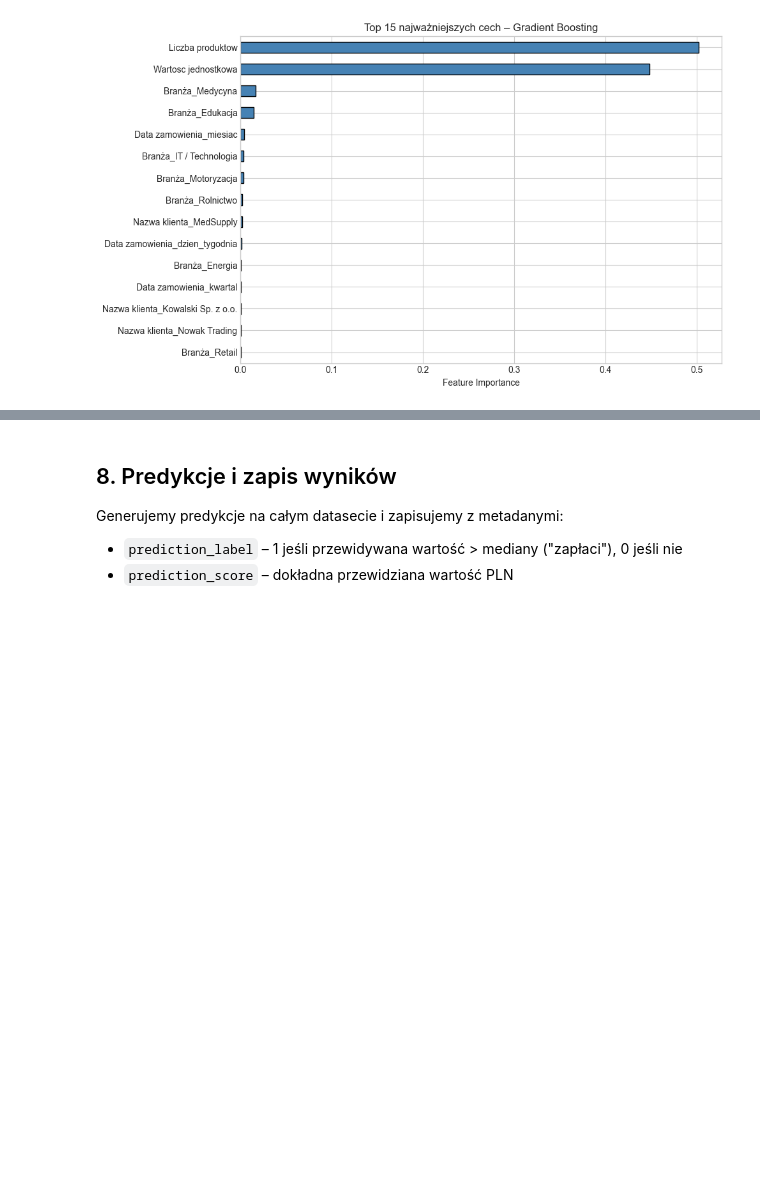
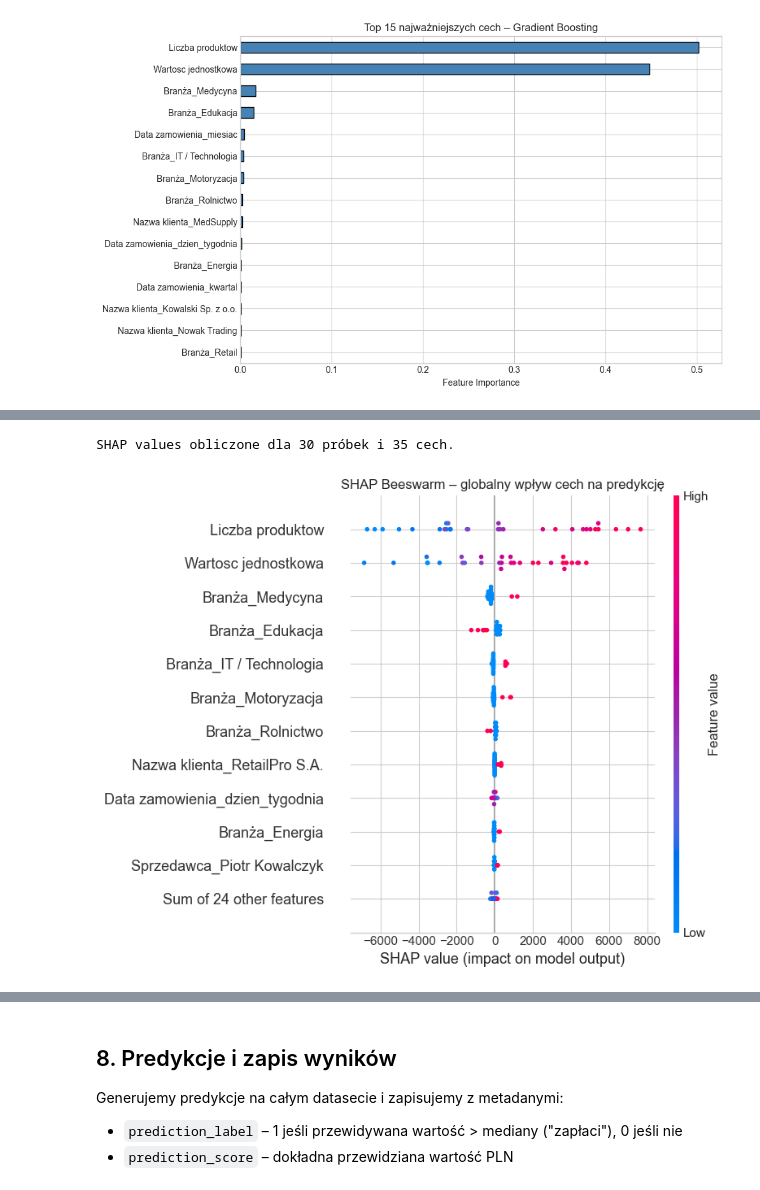
Before and after one commit to webdevanki/-predicting-sales-app, a Jupyter notebook: predict.ipynb, the cells around one changed output, grey strips where cells are left out. Saved outputs shown, nothing was run; the diff lists cells and outputs as text; code cells hidden in the pictures; blank space fills up the shorter version.

Commit message:
feat: add SHAP explainability - beeswarm and waterfall plots

```diff
--- a/predict.ipynb
+++ b/predict.ipynb
@@ -331,0 +342,40 @@ else:
+# %%
+import shap
+
+# Pobierz nazwy cech po transformacji (te same co w Feature Importance)
+if cat_cols:
+    cat_feature_names = best_pipeline.named_steps['preprocessor'] \
+        .named_transformers_['cat'] \
+        .named_steps['encoder'] \
+        .get_feature_names_out(cat_cols).tolist()
+else:
+    cat_feature_names = []
+
+feature_names = num_cols + cat_feature_names
+
+# Przekształć X_test przez preprocessor – SHAP operuje na gotowych macierzach numerycznych
+X_test_transformed = best_pipeline.named_steps['preprocessor'].transform(X_test)
+
+# TreeExplainer – dedykowany dla modeli drzewiastych, szybki i dokładny
+explainer = shap.TreeExplainer(best_pipeline.named_steps['model'])
+shap_values = explainer(X_test_transformed)
+
+# Nadaj nazwy cechom w obiekcie SHAP
+shap_values.feature_names = feature_names
+
+print(f"SHAP values obliczone dla {X_test_transformed.shape[0]} próbek i {X_test_transformed.shape[1]} cech.")
+# %% [output]
+SHAP values obliczone dla 30 próbek i 35 cech.
+# %%
+# Beeswarm plot – globalny widok: które cechy i jak wpływają na predykcje
+# Każda kropka = jeden rekord z test setu
+# Kolor: czerwony = wysoka wartość cechy, niebieski = niska
+# Pozycja X: wpływ na predykcję (w lewo = obniża, w prawo = podwyższa)
+fig, ax = plt.subplots(figsize=(10, 7))
+shap.plots.beeswarm(shap_values, max_display=12, show=False)
+plt.title("SHAP Beeswarm – globalny wpływ cech na predykcję")
+plt.tight_layout()
+plt.savefig('shap_beeswarm.png', dpi=100, bbox_inches='tight')
+plt.show()
+# %% [output]
+[figure, added]
```
Also changed, not shown: parts of 2 cells of this notebook, 2 other files.
